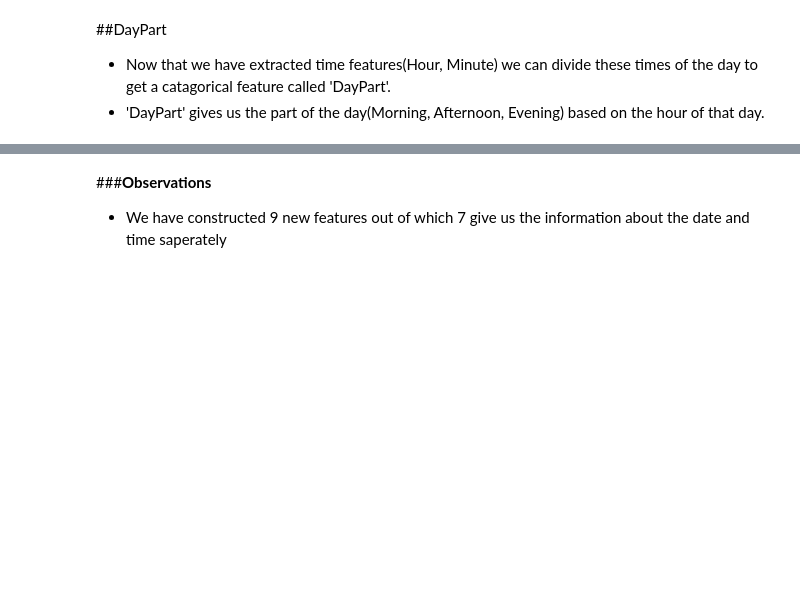
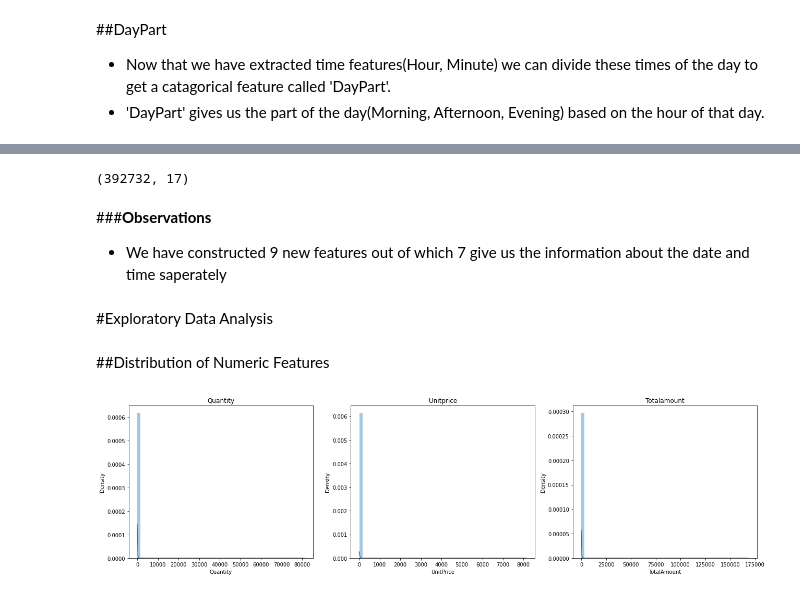
Before and after one commit to shadabsgit/ML-Clustering-Capstone-Project, a Jupyter notebook: Online_Retail_Customer_Segmentation_Capstone_Project.ipynb, the cells around one changed output, grey strips where cells are left out. Cells and saved outputs as stored; diff of their text form; code cells hidden in the pictures; blank space fills up the shorter version.

```diff
--- a/Online_Retail_Customer_Segmentation_Capstone_Project.ipynb
+++ b/Online_Retail_Customer_Segmentation_Capstone_Project.ipynb
@@ -277,4 +278,26 @@ data.shape
+# %%
+#Shape of the data after feature engineering
+data.shape
+# %% [output]
+(392732, 17)
 # %% [markdown]
 ###**Observations**
 
 * We have constructed 9 new features out of which 7 give us the information about the date and time saperately
+# %% [markdown]
+#Exploratory Data Analysis
+# %% [markdown]
+##Distribution of Numeric Features
+# %%
+#Columns to analyse distribution
+cols = ['Quantity','UnitPrice','TotalAmount']
+
+#Plotting the distribution
+plt.figure(figsize=(18,5))
+for n,col in enumerate(cols):
+  plt.subplot(1, 3, n+1)
+  sns.distplot(data[col])
+  plt.title(col.title())
+  plt.tight_layout()
+# %% [output]
+[figure, added]
```
Also changed, not shown: parts of 7 cells of this notebook.
